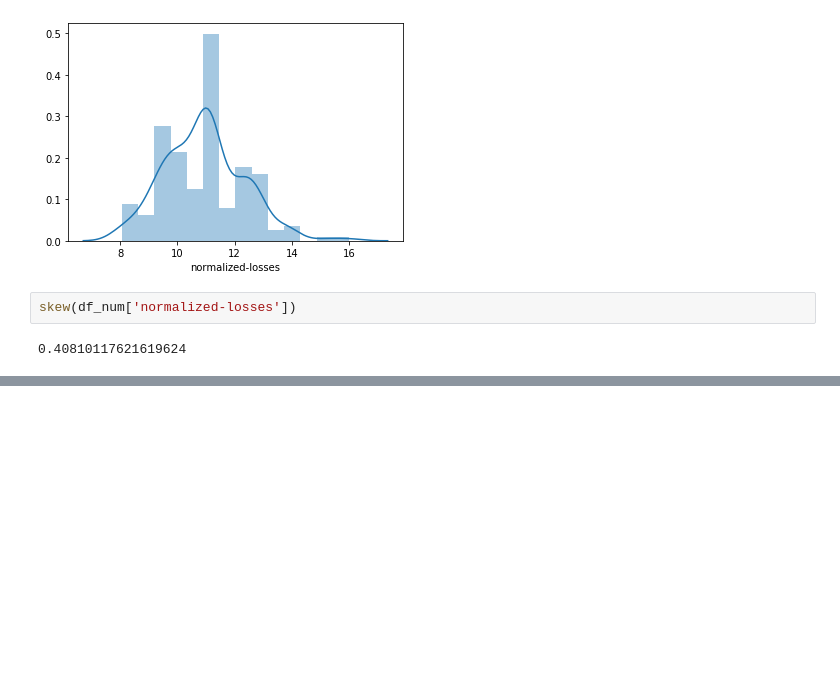
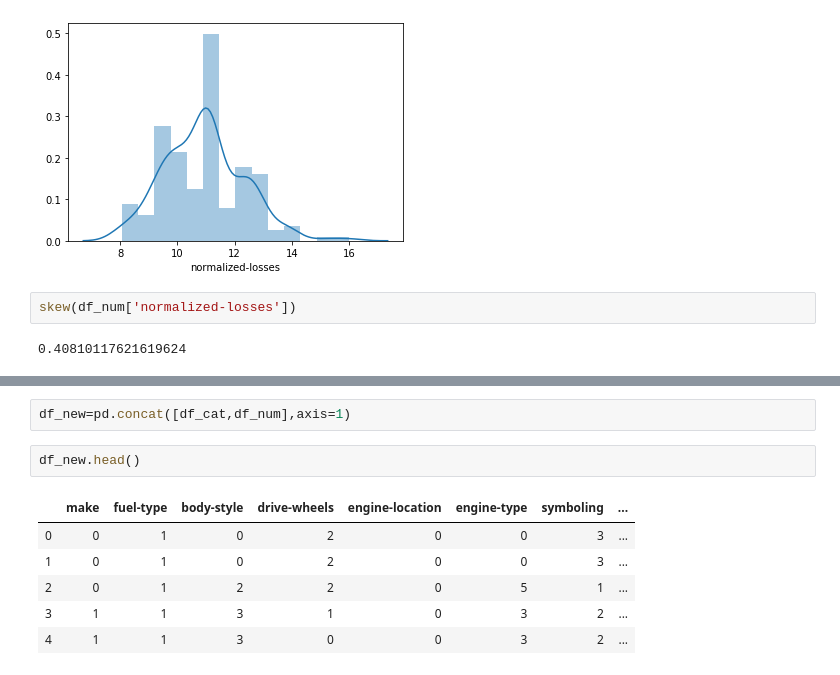
Before and after one commit to apurva-1299/ml, a Jupyter notebook: EDA AND PREPROCESSING.ipynb, the cells around one changed output, grey strips where cells are left out. Cells and saved outputs as stored; diff of their text form; blank space fills up the shorter version.

```diff
--- a/EDA AND PREPROCESSING.ipynb
+++ b/EDA AND PREPROCESSING.ipynb
@@ -378,0 +440,11 @@ skew(df_num['normalized-losses'])
+# %%
+df_new=pd.concat([df_cat,df_num],axis=1)
+# %%
+df_new.head()
+# %% [output]
+|  | make | fuel-type | body-style | drive-wheels | engine-location | engine-type | symboling | ... |
+| 0 | 0 | 1 | 0 | 2 | 0 | 0 | 3 | ... |
+| 1 | 0 | 1 | 0 | 2 | 0 | 0 | 3 | ... |
+| 2 | 0 | 1 | 2 | 2 | 0 | 5 | 1 | ... |
+| 3 | 1 | 1 | 3 | 1 | 0 | 3 | 2 | ... |
+| 4 | 1 | 1 | 3 | 0 | 0 | 3 | 2 | ... |
```
Also changed, not shown: parts of 8 cells of this notebook.
